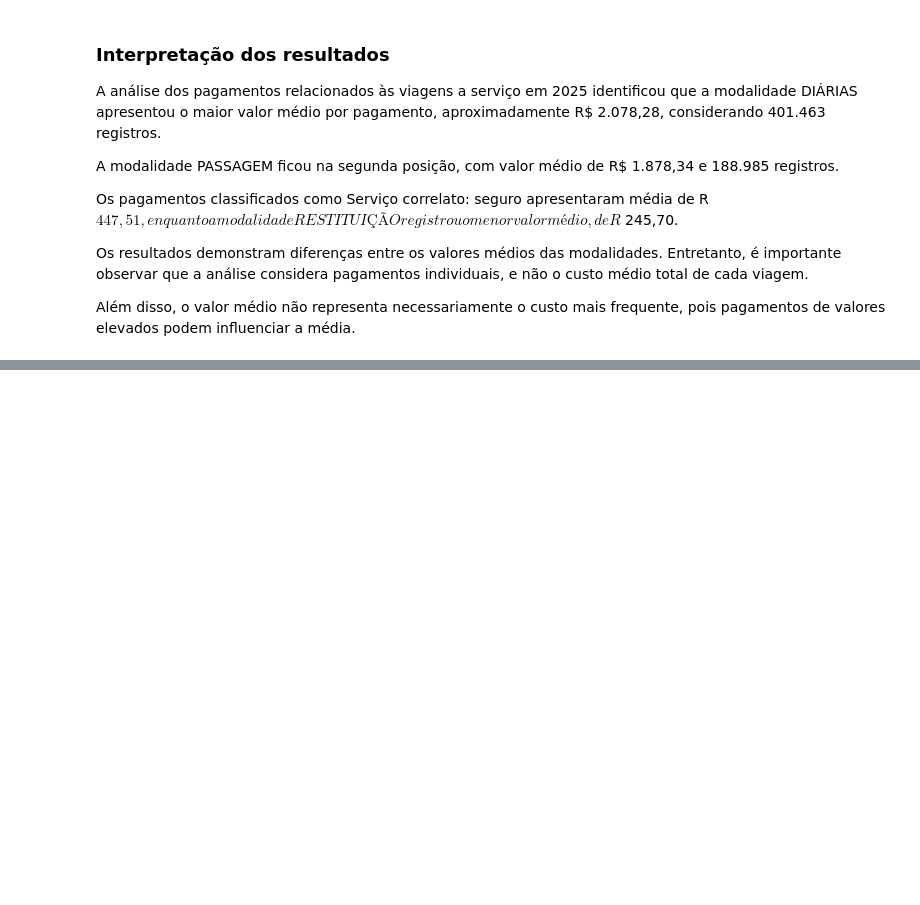
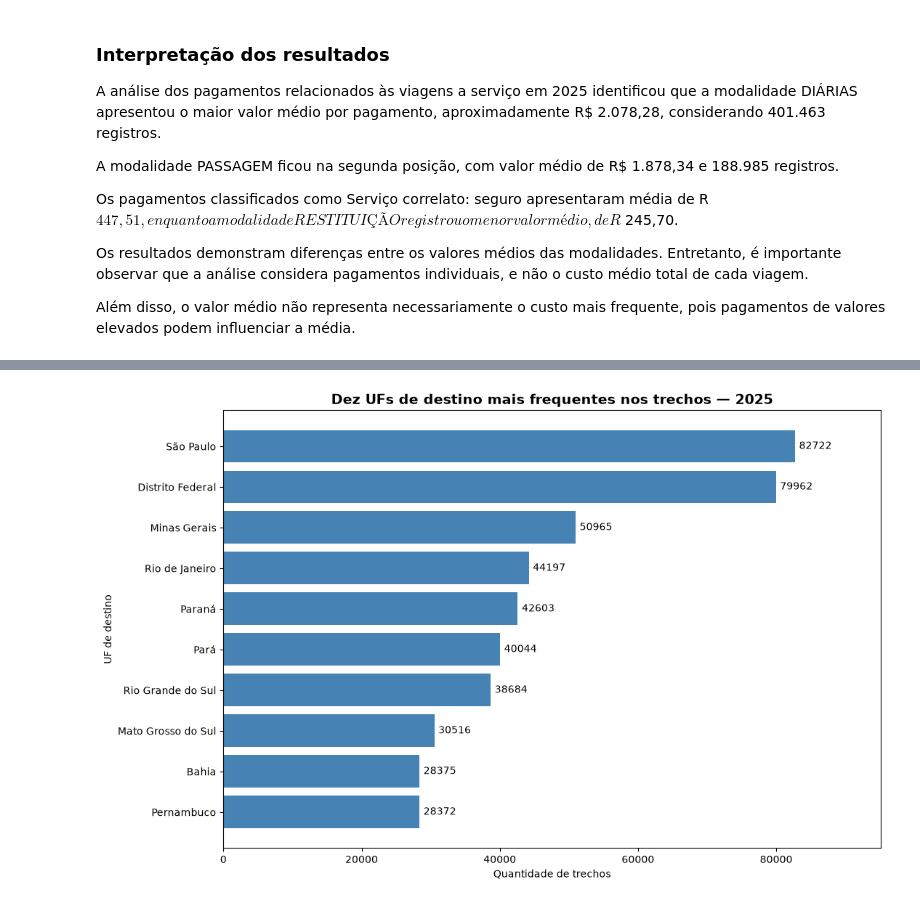
Before and after one commit to gatsumoto/sctec.tad, a Jupyter notebook: Projeto_Final_CaioCorrea_Analise_de_Dados_T5/3_analise.ipynb, the cells around one changed output, grey strips where cells are left out. Drawn from its saved outputs; the diff is of its cells as text; code cells hidden in the pictures; blank space fills up the shorter version.

```diff
--- a/Projeto_Final_CaioCorrea_Analise_de_Dados_T5/3_analise.ipynb
+++ b/Projeto_Final_CaioCorrea_Analise_de_Dados_T5/3_analise.ipynb
@@ -439,0 +553,20 @@ a média.
+# %%
+consulta_6 = """
+SELECT
+    destino_uf AS uf_destino,
+    COUNT(*) AS quantidade_trechos
+FROM silver_trecho
+WHERE destino_uf IS NOT NULL
+  AND TRIM(destino_uf) <> ''
+GROUP BY destino_uf
+ORDER BY quantidade_trechos DESC, destino_uf;
+"""
+
+with conectar() as conexao, conexao.cursor() as cursor:
+    cursor.execute(consulta_6)
+    resultados = cursor.fetchall()
+    colunas = [coluna[0] for coluna in cursor.description]
+
+ufs_destino_frequentes = pd.DataFrame(resultados, columns=colunas)
+
+display(ufs_destino_frequentes)
@@ -439,0 +591,38 @@ a média.
+# %%
+# Selecionar as dez UFs com maior quantidade de trechos.
+top_10_ufs = ufs_destino_frequentes.head(10).copy()
+
+# Criar o gráfico.
+fig, ax = plt.subplots(figsize=(11, 7))
+
+barras = ax.barh(
+    top_10_ufs["uf_destino"],
+    top_10_ufs["quantidade_trechos"],
+    color="steelblue",
+)
+
+# Apresentar a UF mais frequente na parte superior.
+ax.invert_yaxis()
+
+# Configurar título e eixos.
+ax.set_title(
+    "Dez UFs de destino mais frequentes nos trechos — 2025",
+    fontsize=14,
+    fontweight="bold",
+)
+
+ax.set_xlabel("Quantidade de trechos")
+ax.set_ylabel("UF de destino")
+
+# Exibir os valores ao lado das barras.
+ax.bar_label(barras, fmt="%d", padding=4)
+
+ax.set_xlim(
+    0,
+    top_10_ufs["quantidade_trechos"].max() * 1.15,
+)
+
+plt.tight_layout()
+plt.show()
+# %% [output]
+[figure, added]
```
Also changed, not shown: parts of 14 cells of this notebook.
